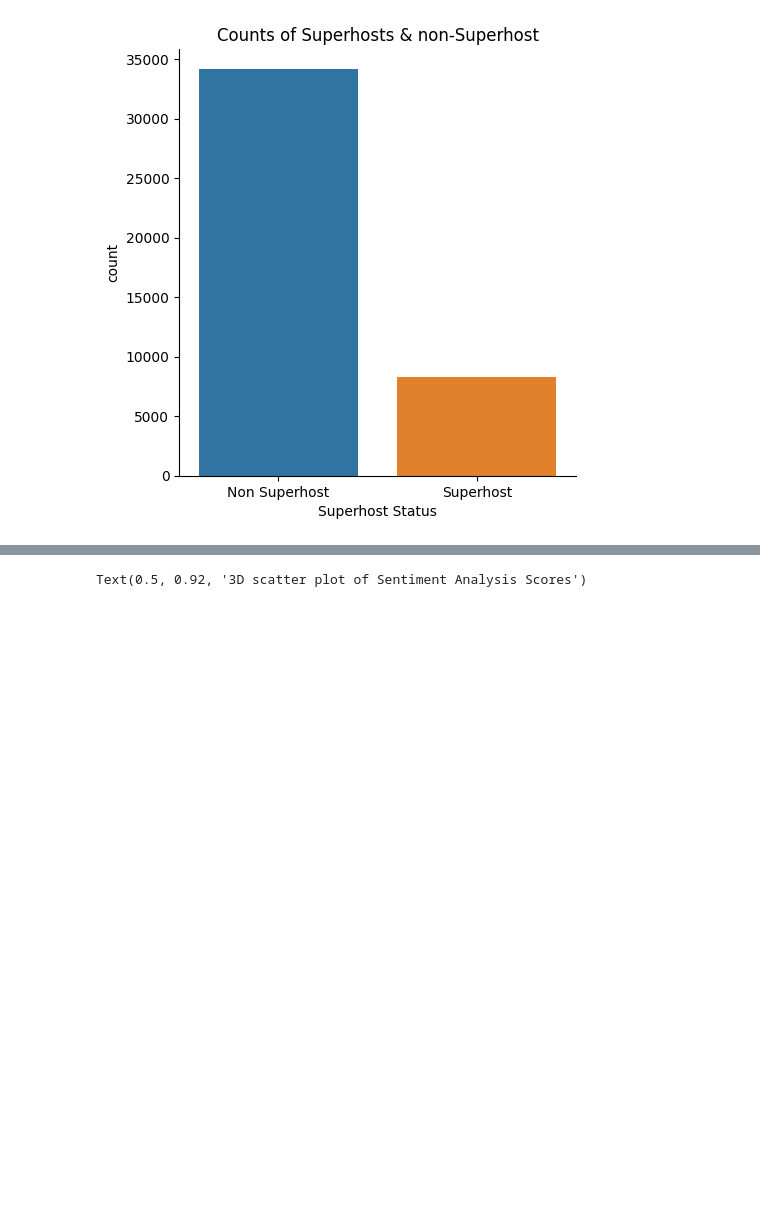
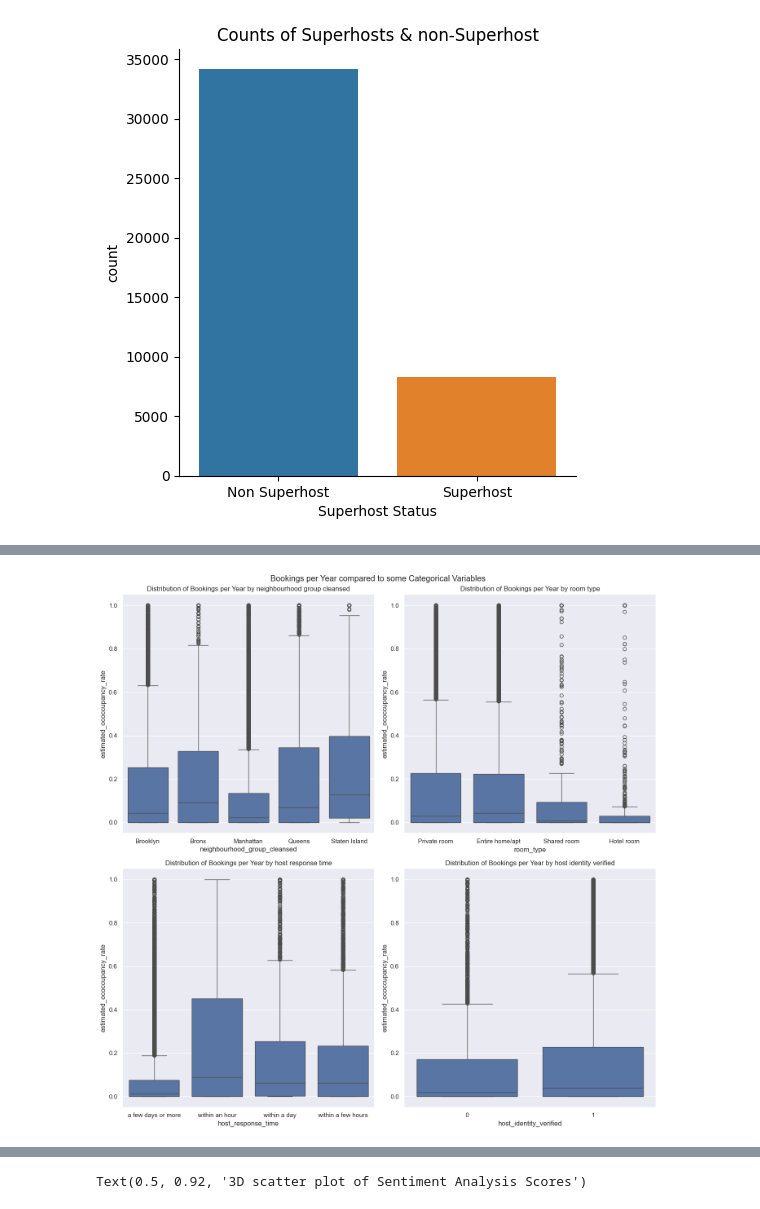
Before and after one commit to afifshomali/NYC-Airbnb-Analysis-447, a Jupyter notebook: EdaAirbnb.ipynb, the cells around one changed output, grey strips where cells are left out. Saved outputs shown, nothing was run; the diff lists cells and outputs as text; code cells hidden in the pictures; blank space fills up the shorter version.

```diff
--- a/EdaAirbnb.ipynb
+++ b/EdaAirbnb.ipynb
@@ -123,0 +155,15 @@ We see that this binary variable is unbalanced with their being more occurences
+# %%
+# Occupancy rate vs categorical variables:
+# neighbourhood/bourough, room_type, property_type, host_response_time or rate, host_identity_verified
+fig, axes = plt.subplots(2, 2, figsize=(14, 14))
+
+axes = axes.flatten()
+
+for i, col in enumerate(categorical):
+    sns.boxplot(x=col, y="estimated_ococcupancy_rate", data=df, ax=axes[i])
+    axes[i].set_title(f"Distribution of Bookings per Year by {col.replace("_", " ")}")
+
+fig.suptitle("Bookings per Year compared to some Categorical Variables")
+plt.tight_layout()
+# %% [output]
+[figure, added]
```
Also changed, not shown: parts of 32 cells of this notebook, 2 other files.
